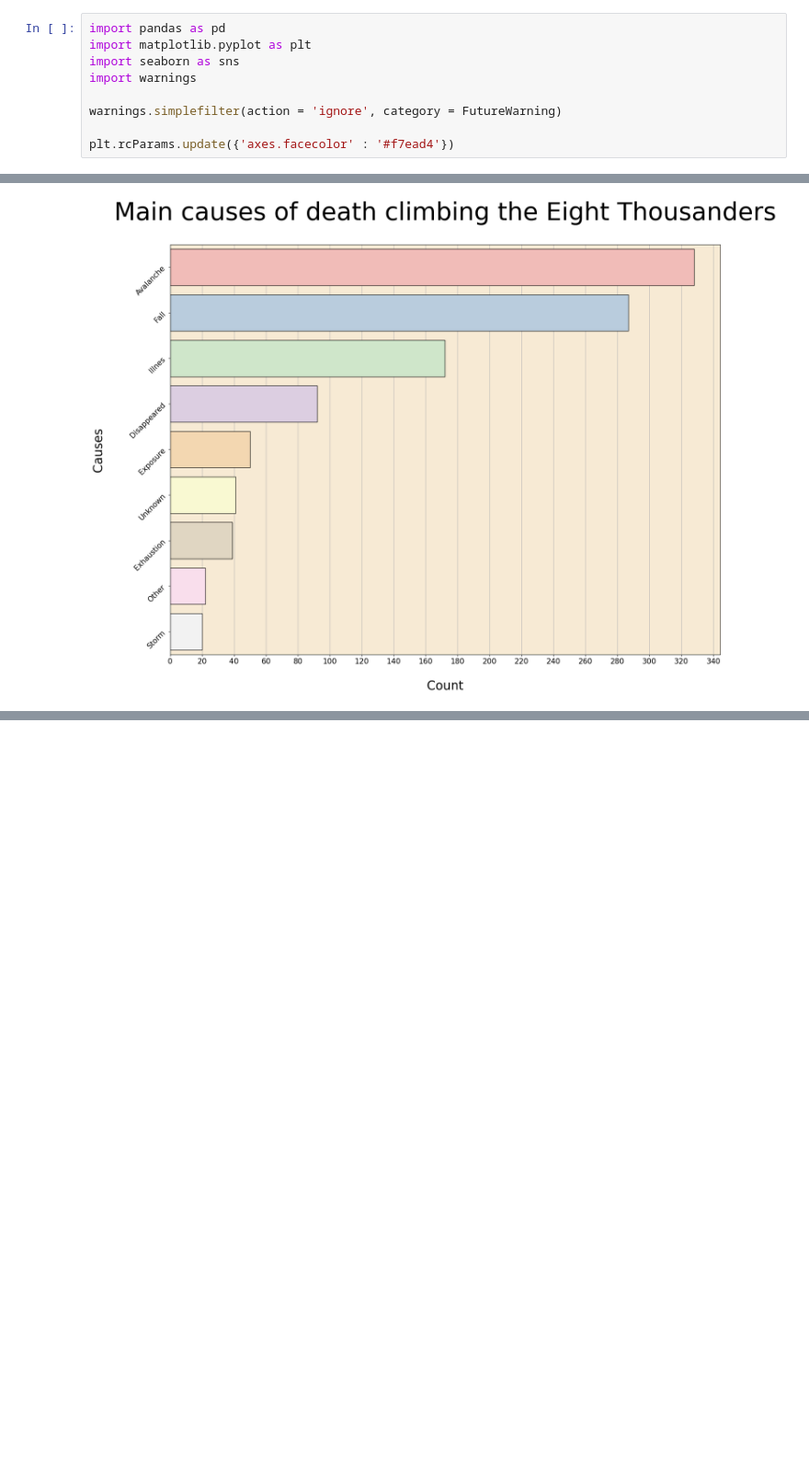
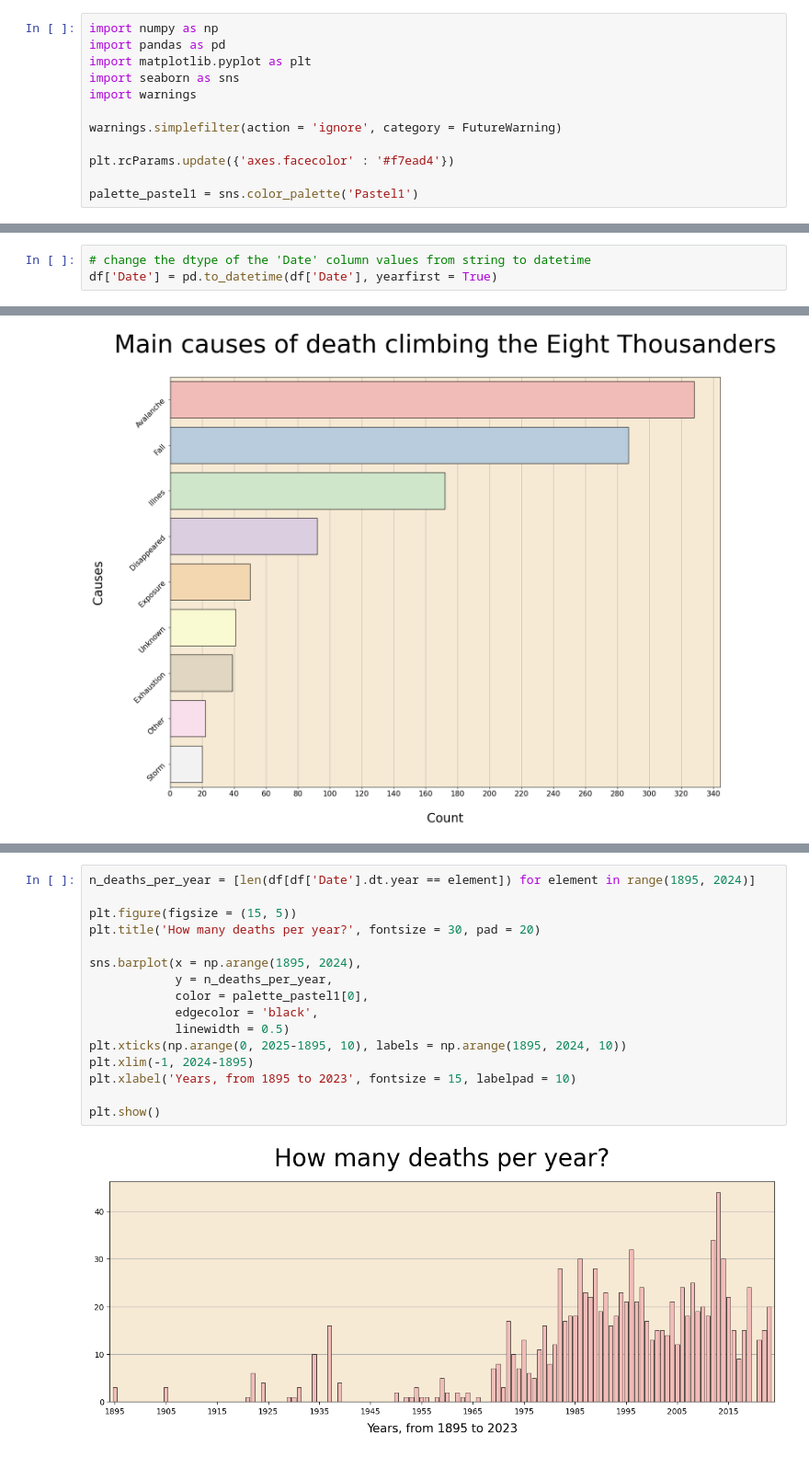
Before and after one commit to dariogemo/deaths_on_eight_thousanders, a Jupyter notebook: deaths_mountains.ipynb, the cells around one changed output, grey strips where cells are left out. Shown: that part at 92% size. Drawn from its saved outputs; the diff is of its cells as text; blank space fills up the shorter version.

Commit message:
deaths per year, top causes of death among the eight thousanders.

```diff
--- a/deaths_mountains.ipynb
+++ b/deaths_mountains.ipynb
@@ -1,4 +1,5 @@
 # %%
+import numpy as np
 import pandas as pd
 import matplotlib.pyplot as plt
 import seaborn as sns
@@ -7,6 +8,8 @@ import warnings
 warnings.simplefilter(action = 'ignore', category = FutureWarning)
 
 plt.rcParams.update({'axes.facecolor' : '#f7ead4'})
+
+palette_pastel1 = sns.color_palette('Pastel1')
 # %%
 # import dataframe
 df = pd.read_csv('deaths_on_eight-thousanders.csv')
@@ -161,6 +166,9 @@ Exhaustion      39
 Other           22
 Storm           20
 Name: count, dtype: int64
+# %%
+# change the dtype of the 'Date' column values from string to datetime
+df['Date'] = pd.to_datetime(df['Date'], yearfirst = True)
 # %%
 # check na's in the 'Name' column
 df['Name'].isnull().sum()
@@ -268,3 +238,21 @@ plt.xlim(-1.5, 1.5)
 plt.show()
 # %% [output]
 [figure]
+# %%
+n_deaths_per_year = [len(df[df['Date'].dt.year == element]) for element in range(1895, 2024)]
+
+plt.figure(figsize = (15, 5))
+plt.title('How many deaths per year?', fontsize = 30, pad = 20)
+
+sns.barplot(x = np.arange(1895, 2024),
+            y = n_deaths_per_year,
+            color = palette_pastel1[0],
+            edgecolor = 'black',
+            linewidth = 0.5)
+plt.xticks(np.arange(0, 2025-1895, 10), labels = np.arange(1895, 2024, 10))
+plt.xlim(-1, 2024-1895)
+plt.xlabel('Years, from 1895 to 2023', fontsize = 15, labelpad = 10)
+
+plt.show()
+# %% [output]
+[figure, added]
```
Also changed, not shown: parts of 8 cells of this notebook.
